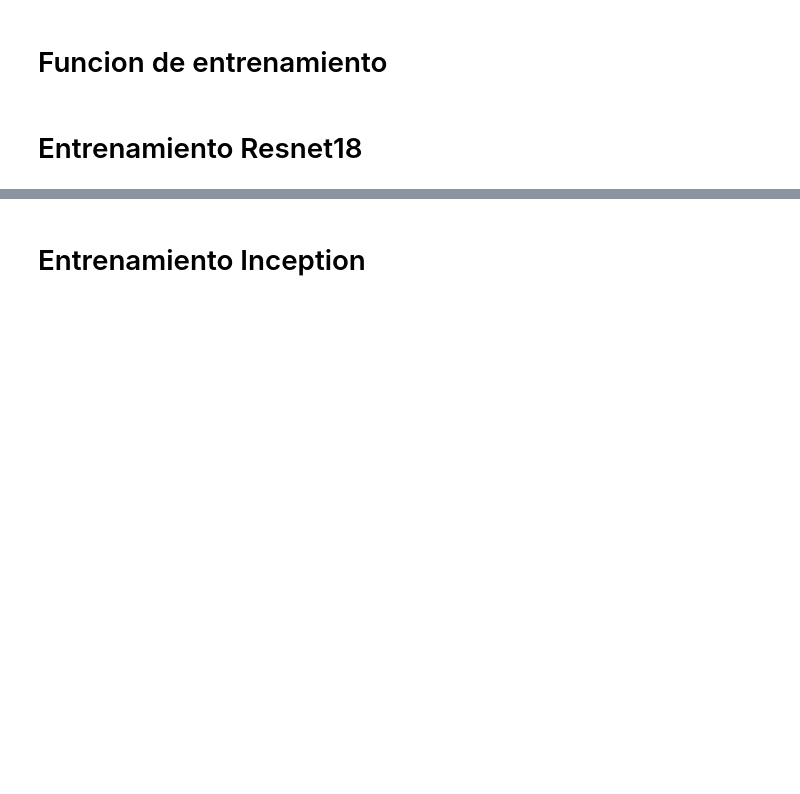
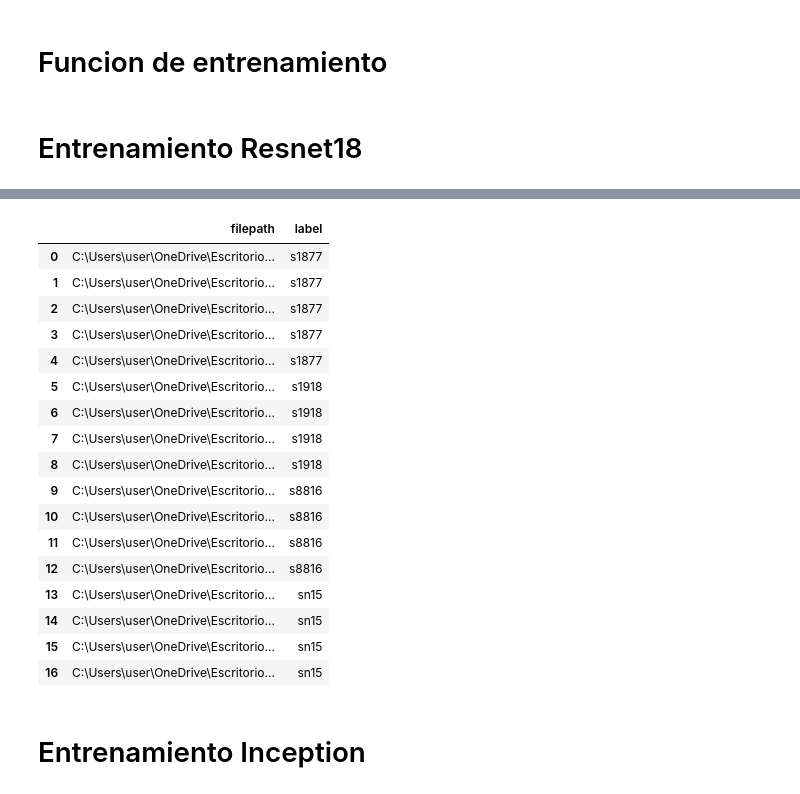
Before and after one commit to felipeflorian/cow-face-identification-with-siamese-network-and-YOLOv11, a Jupyter notebook: siamese_network/entrenamiento_red_siamesa.ipynb, the cells around one changed output, grey strips where cells are left out. Drawn from its saved outputs; the diff is of its cells as text; code cells hidden in the pictures; blank space fills up the shorter version.

```diff
--- a/siamese_network/entrenamiento_red_siamesa.ipynb
+++ b/siamese_network/entrenamiento_red_siamesa.ipynb
@@ -137,7 +154,13 @@ def get_face_dataloaders(train_dataset, val_dataset, test_dataset,gallery_datase
 # %%
 # Se carga el dataset
-df, gallery_df = get_df(r"C:\Users\user\OneDrive\Escritorio\Vacas\Caras", 9)
+df, gallery_df, unkonwn_df = get_df(r"C:\Users\user\OneDrive\Escritorio\Vacas\Caras", 9)
+
 train_df, val_df, test_df = split_df(df, 0.3, 0.5)
+gallery_df.to_csv("gallery.csv", index=False)
+unkonwn_df.to_csv("unknown.csv", index=False)
+train_df.to_csv("train.csv",   index=False)
+val_df.  to_csv("val.csv",     index=False)
+test_df. to_csv("test.csv",    index=False)
 # %% [output]
 Total de imágenes: 2348
 Entrenamiento: 1643
@@ -436,13 +459,12 @@ import torch.optim.lr_scheduler as lr_scheduler
 val_counts = val_df['label'].value_counts()
 good_labels = val_counts[val_counts >= 2].index
 val_df = val_df[val_df['label'].isin(good_labels)].reset_index(drop=True)
-train_dataset, val_dataset, test_dataset, gallery_dataset = get_face_datasets(train_df, val_df, test_df, gallery_df, train_tfms["resnet"], eval_tfms["resnet"])
-train_dataloader, val_dataloader, test_dataloader, gallery_dataloader = get_face_dataloaders(train_dataset, val_dataset, test_dataset, gallery_dataset , 32)
+train_dataset, val_dataset, test_dataset, gallery_dataset, unkonwn_dataset = get_face_datasets(train_df, val_df, test_df, gallery_df, unkonwn_df, train_tfms["resnet"], eval_tfms["resnet"])
+train_dataloader, val_dataloader, test_dataloader, gallery_dataloader, unkonwn_dataloader = get_face_dataloaders(train_dataset, val_dataset, test_dataset, gallery_dataset ,unkonwn_dataset, 32)
 
 device = "cuda"
 ext = ResNetExtractor( k_freeze=3, arch="resnet18").to(device)
-# ext = InceptionExtractor(k_freeze=2).to(device)
-# ext = ViTExtractor(name="vit_small_patch16_224", k_freeze=4).to(device)
+
 
 # 2) EmbeddingHead recibe el extractor
 embedder = EmbeddingHead(extractor=ext, emb_dim=128).to(device)
@@ -463,4 +485,5 @@ EPOCHS = 100
 
 
 train_val(embedder, EPOCHS, train_dataloader, val_dataloader, device, optimizer, criterion, scheduler )
+torch.save(embedder.state_dict(), "embedding_model_resnet18.pt")
 # %% [output]
@@ -538,3 +758,24 @@ Top-5 Accuracy: 98.58%
+# %%
+unkonwn_df
+# %% [output]
+|  | filepath | label |
+| 0 | C:\Users\user\OneDrive\Escritorio... | s1877 |
+| 1 | C:\Users\user\OneDrive\Escritorio... | s1877 |
+| 2 | C:\Users\user\OneDrive\Escritorio... | s1877 |
+| 3 | C:\Users\user\OneDrive\Escritorio... | s1877 |
+| 4 | C:\Users\user\OneDrive\Escritorio... | s1877 |
+| 5 | C:\Users\user\OneDrive\Escritorio... | s1918 |
+| 6 | C:\Users\user\OneDrive\Escritorio... | s1918 |
+| 7 | C:\Users\user\OneDrive\Escritorio... | s1918 |
+| 8 | C:\Users\user\OneDrive\Escritorio... | s1918 |
+| 9 | C:\Users\user\OneDrive\Escritorio... | s8816 |
+| 10 | C:\Users\user\OneDrive\Escritorio... | s8816 |
+| 11 | C:\Users\user\OneDrive\Escritorio... | s8816 |
+| 12 | C:\Users\user\OneDrive\Escritorio... | s8816 |
+| 13 | C:\Users\user\OneDrive\Escritorio... | sn15 |
+| 14 | C:\Users\user\OneDrive\Escritorio... | sn15 |
+| 15 | C:\Users\user\OneDrive\Escritorio... | sn15 |
+| 16 | C:\Users\user\OneDrive\Escritorio... | sn15 |
 # %% [markdown]
 # Entrenamiento Inception
 # %%
```
Also changed, not shown: parts of 8 cells of this notebook.
